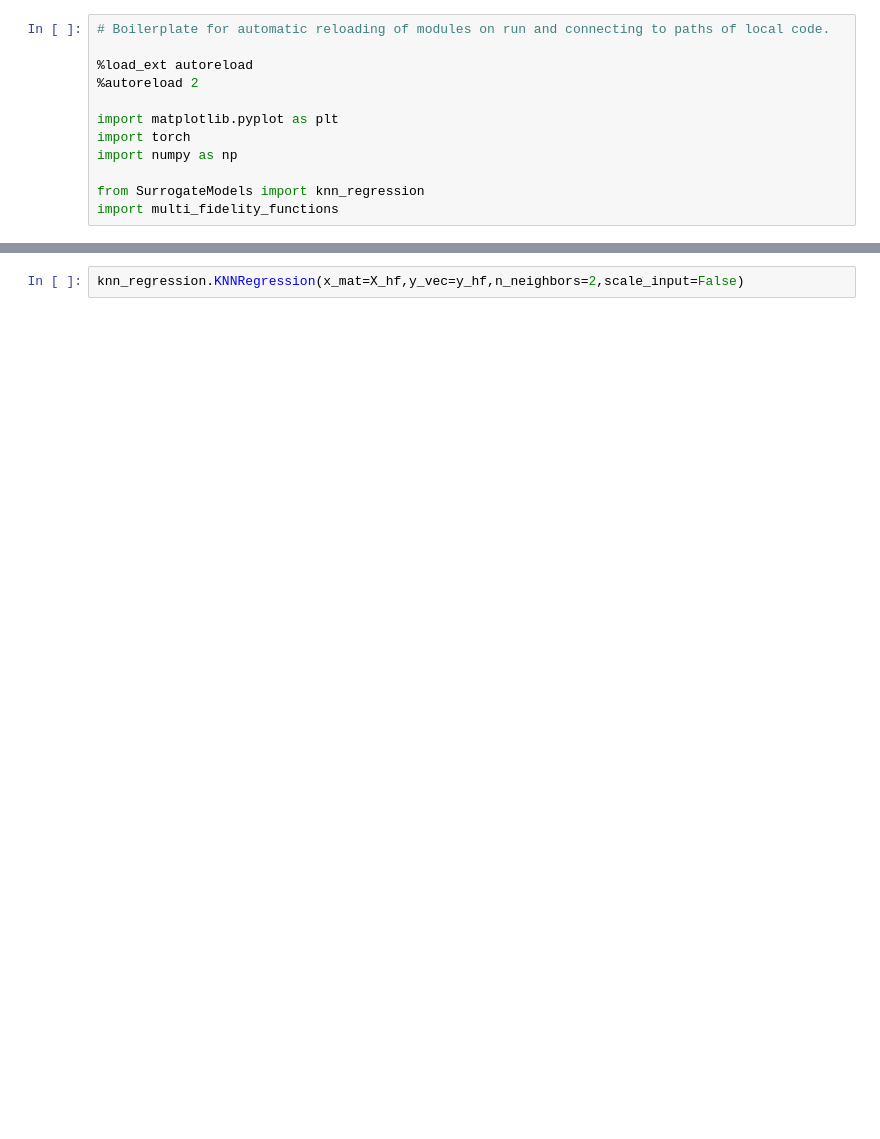
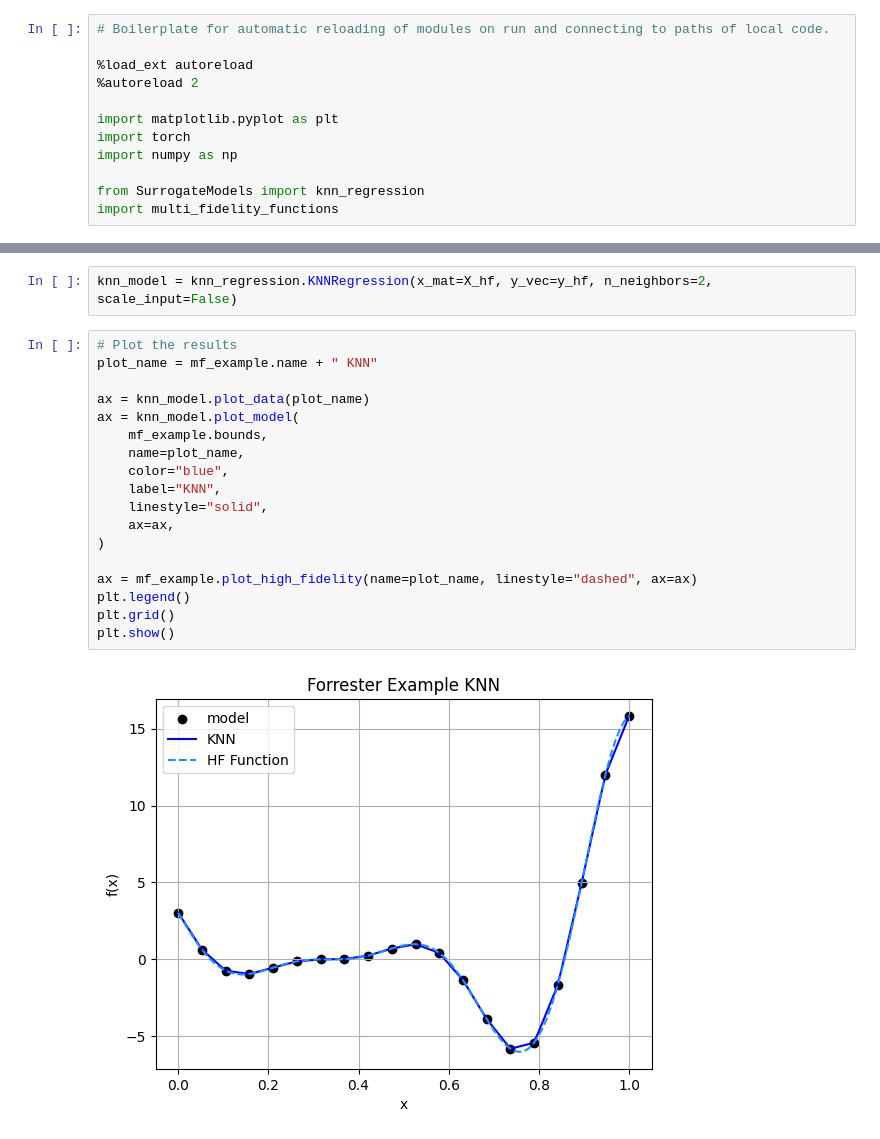
Before and after one commit to tzangleUMaine/SurrogateModeling, a Jupyter notebook: examples/knnr_example.ipynb, the cells around one changed output, grey strips where cells are left out. Cells and saved outputs as stored; diff of their text form; blank space fills up the shorter version.

```diff
--- a/examples/knnr_example.ipynb
+++ b/examples/knnr_example.ipynb
@@ -57,2 +61,22 @@ plt.show()
 # %%
-knn_regression.KNNRegression(x_mat=X_hf,y_vec=y_hf,n_neighbors=2,scale_input=False)
+knn_model = knn_regression.KNNRegression(x_mat=X_hf, y_vec=y_hf, n_neighbors=2, scale_input=False)
+# %%
+# Plot the results
+plot_name = mf_example.name + " KNN"
+
+ax = knn_model.plot_data(plot_name)
+ax = knn_model.plot_model(
+    mf_example.bounds,
+    name=plot_name,
+    color="blue",
+    label="KNN",
+    linestyle="solid",
+    ax=ax,
+)
+
+ax = mf_example.plot_high_fidelity(name=plot_name, linestyle="dashed", ax=ax)
+plt.legend()
+plt.grid()
+plt.show()
+# %% [output]
+[figure, added]
```
Also changed, not shown: parts of 2 cells of this notebook, 14 other files.
